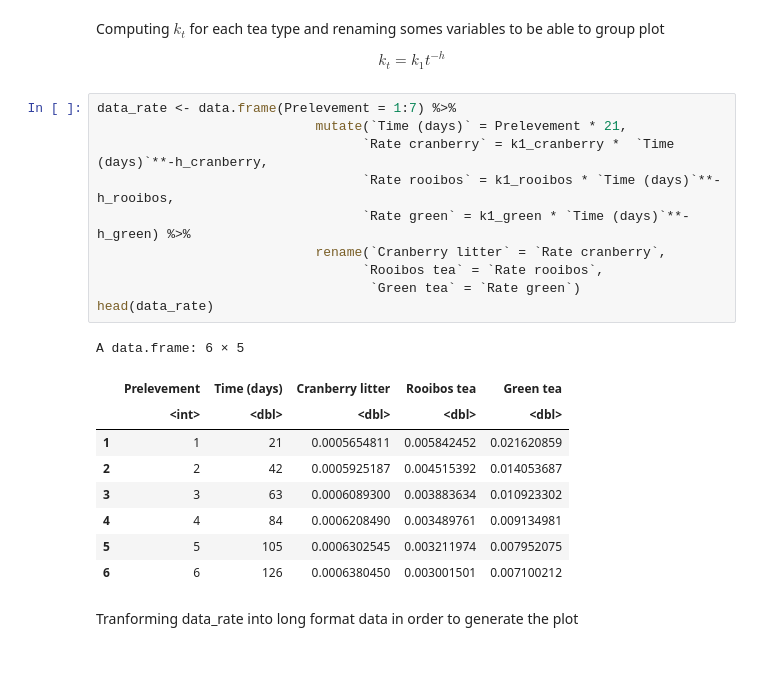
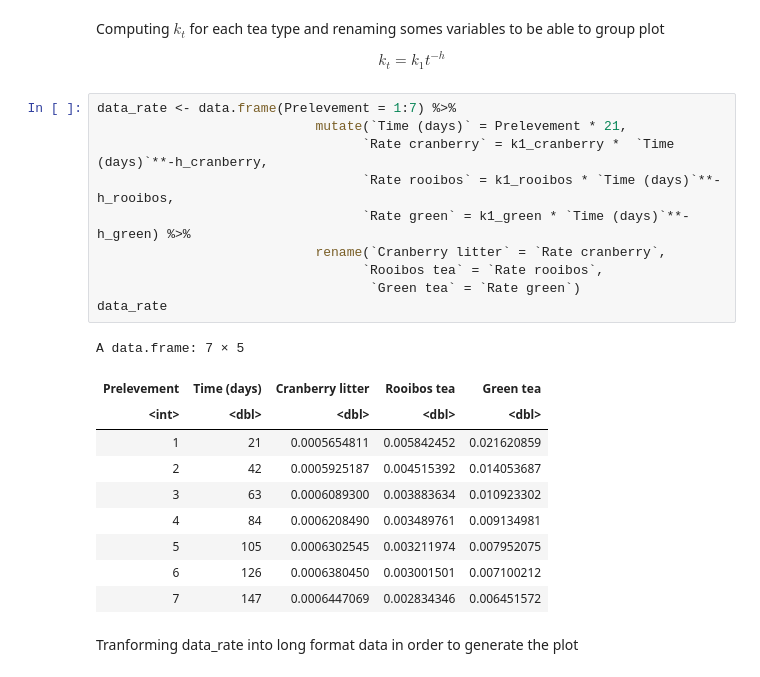
Before and after one commit to DosouYovoW/TeaBag_Projet, a Jupyter notebook: stats.ipynb, the cells around one changed output. Saved outputs shown, nothing was run; the diff lists cells and outputs as text.

```diff
--- a/stats.ipynb
+++ b/stats.ipynb
@@ -998,22 +1014,23 @@ $$k_t = k_1 t^{{-h}}$$
 # %%
 data_rate <- data.frame(Prelevement = 1:7) %>%
                             mutate(`Time (days)` = Prelevement * 21,
                                   `Rate cranberry` = k1_cranberry *  `Time (days)`**-h_cranberry,
                                   `Rate rooibos` = k1_rooibos * `Time (days)`**-h_rooibos,
                                   `Rate green` = k1_green * `Time (days)`**-h_green) %>%
                             rename(`Cranberry litter` = `Rate cranberry`,
                                   `Rooibos tea` = `Rate rooibos`,
                                    `Green tea` = `Rate green`)
-head(data_rate)
+data_rate
 # %% [output]
-A data.frame: 6 × 5
+A data.frame: 7 × 5
-|  | Prelevement | Time (days) | Cranberry litter | Rooibos tea | Green tea |
-|  | <int> | <dbl> | <dbl> | <dbl> | <dbl> |
-| 1 | 1 | 21 | 0.0005654811 | 0.005842452 | 0.021620859 |
-| 2 | 2 | 42 | 0.0005925187 | 0.004515392 | 0.014053687 |
-| 3 | 3 | 63 | 0.0006089300 | 0.003883634 | 0.010923302 |
-| 4 | 4 | 84 | 0.0006208490 | 0.003489761 | 0.009134981 |
-| 5 | 5 | 105 | 0.0006302545 | 0.003211974 | 0.007952075 |
-| 6 | 6 | 126 | 0.0006380450 | 0.003001501 | 0.007100212 |
+| Prelevement | Time (days) | Cranberry litter | Rooibos tea | Green tea |
+| <int> | <dbl> | <dbl> | <dbl> | <dbl> |
+| 1 | 21 | 0.0005654811 | 0.005842452 | 0.021620859 |
+| 2 | 42 | 0.0005925187 | 0.004515392 | 0.014053687 |
+| 3 | 63 | 0.0006089300 | 0.003883634 | 0.010923302 |
+| 4 | 84 | 0.0006208490 | 0.003489761 | 0.009134981 |
+| 5 | 105 | 0.0006302545 | 0.003211974 | 0.007952075 |
+| 6 | 126 | 0.0006380450 | 0.003001501 | 0.007100212 |
+| 7 | 147 | 0.0006447069 | 0.002834346 | 0.006451572 |
 # %% [markdown]
 Tranforming data_rate into long format data in order to generate the plot
```
Also changed, not shown: parts of 23 cells of this notebook, 11 other files.
